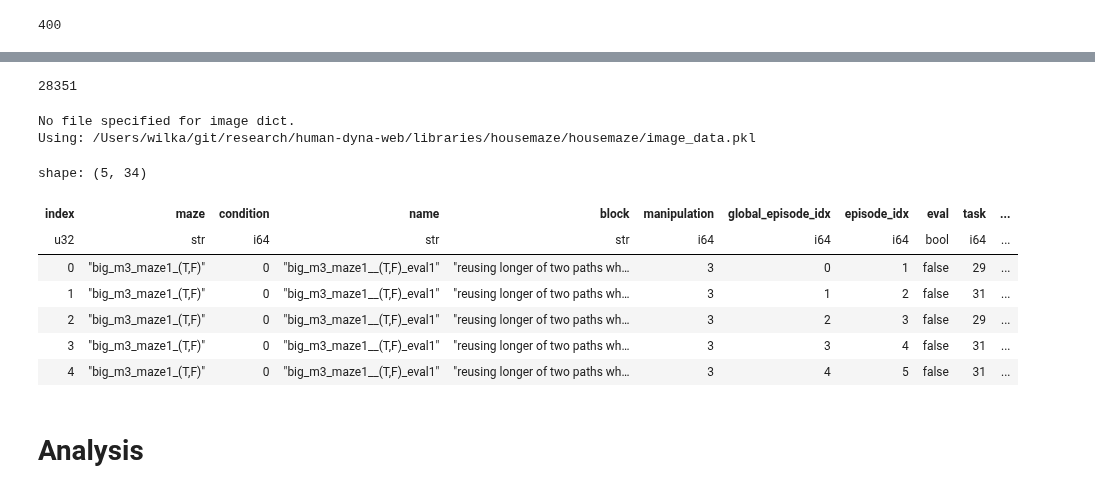
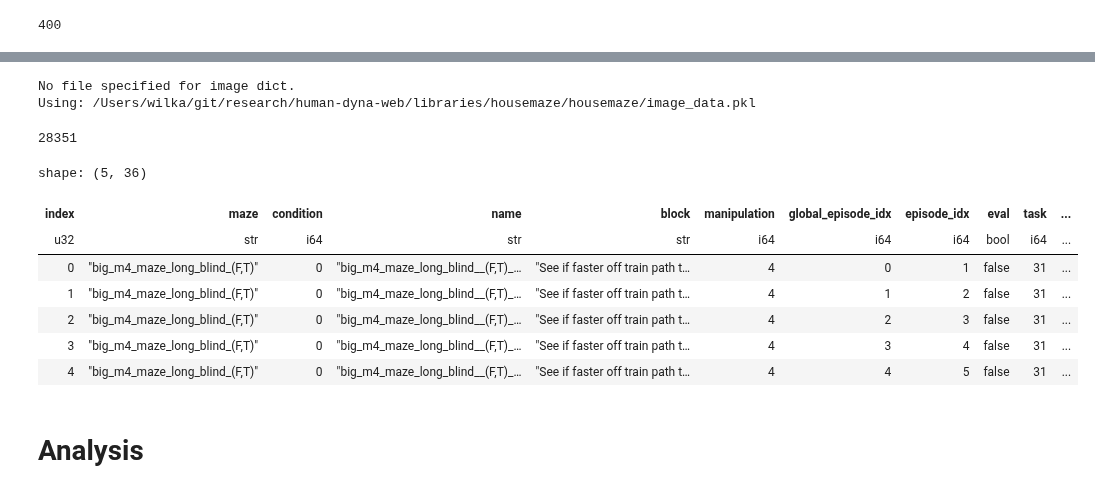
Before and after one commit to wcarvalho/human-dyna-web, a Jupyter notebook: analysis_notebooks/jaxmaze-plots-1.ipynb, the cells around one changed output, grey strips where cells are left out. Saved outputs shown, nothing was run; the diff lists cells and outputs as text; code cells hidden in the pictures.

```diff
--- a/analysis_notebooks/jaxmaze-plots-1.ipynb
+++ b/analysis_notebooks/jaxmaze-plots-1.ipynb
@@ -69,7 +78,7 @@ len(valid_files)
 user_df = housemaze_user_data.get_human_data(
     valid_files,
     overwrite_episode_data=False,
-    overwrite_episode_info=False,
+    overwrite_episode_info=True,
     require_finished=False,
     # debug=True
 )
@@ -90,20 +97,20 @@ Failed to unpack record in /Users/wilka/git/research/results/human_dyna/user_dat
 # %%
 len(user_df)
 # %% [output]
-28351
+No file specified for image dict.
+Using: /Users/wilka/git/research/human-dyna-web/libraries/housemaze/housemaze/image_data.pkl
+28351
 # %%
-user_df.head()
+user_df.filter(manipulation=4).head()
 # %% [output]
-No file specified for image dict.
-Using: /Users/wilka/git/research/human-dyna-web/libraries/housemaze/housemaze/image_data.pkl
+shape: (5, 36)
-shape: (5, 34)
 | index | maze | condition | name | block | manipulation | global_episode_idx | episode_idx | eval | task | ... |
 | u32 | str | i64 | str | str | i64 | i64 | i64 | bool | i64 | ... |
-| 0 | "big_m3_maze1_(T,F)" | 0 | "big_m3_maze1__(T,F)_eval1" | "reusing longer of two paths wh… | 3 | 0 | 1 | false | 29 | ... |
-| 1 | "big_m3_maze1_(T,F)" | 0 | "big_m3_maze1__(T,F)_eval1" | "reusing longer of two paths wh… | 3 | 1 | 2 | false | 31 | ... |
-| 2 | "big_m3_maze1_(T,F)" | 0 | "big_m3_maze1__(T,F)_eval1" | "reusing longer of two paths wh… | 3 | 2 | 3 | false | 29 | ... |
-| 3 | "big_m3_maze1_(T,F)" | 0 | "big_m3_maze1__(T,F)_eval1" | "reusing longer of two paths wh… | 3 | 3 | 4 | false | 31 | ... |
-| 4 | "big_m3_maze1_(T,F)" | 0 | "big_m3_maze1__(T,F)_eval1" | "reusing longer of two paths wh… | 3 | 4 | 5 | false | 31 | ... |
+| 0 | "big_m4_maze_long_blind_(F,T)" | 0 | "big_m4_maze_long_blind__(F,T)_… | "See if faster off train path t… | 4 | 0 | 1 | false | 31 | ... |
+| 1 | "big_m4_maze_long_blind_(F,T)" | 0 | "big_m4_maze_long_blind__(F,T)_… | "See if faster off train path t… | 4 | 1 | 2 | false | 31 | ... |
+| 2 | "big_m4_maze_long_blind_(F,T)" | 0 | "big_m4_maze_long_blind__(F,T)_… | "See if faster off train path t… | 4 | 2 | 3 | false | 31 | ... |
+| 3 | "big_m4_maze_long_blind_(F,T)" | 0 | "big_m4_maze_long_blind__(F,T)_… | "See if faster off train path t… | 4 | 3 | 4 | false | 31 | ... |
+| 4 | "big_m4_maze_long_blind_(F,T)" | 0 | "big_m4_maze_long_blind__(F,T)_… | "See if faster off train path t… | 4 | 4 | 5 | false | 31 | ... |
 # %% [markdown]
 # Analysis
 # %%
```
Also changed, not shown: parts of 5 cells of this notebook, 5 other files.
